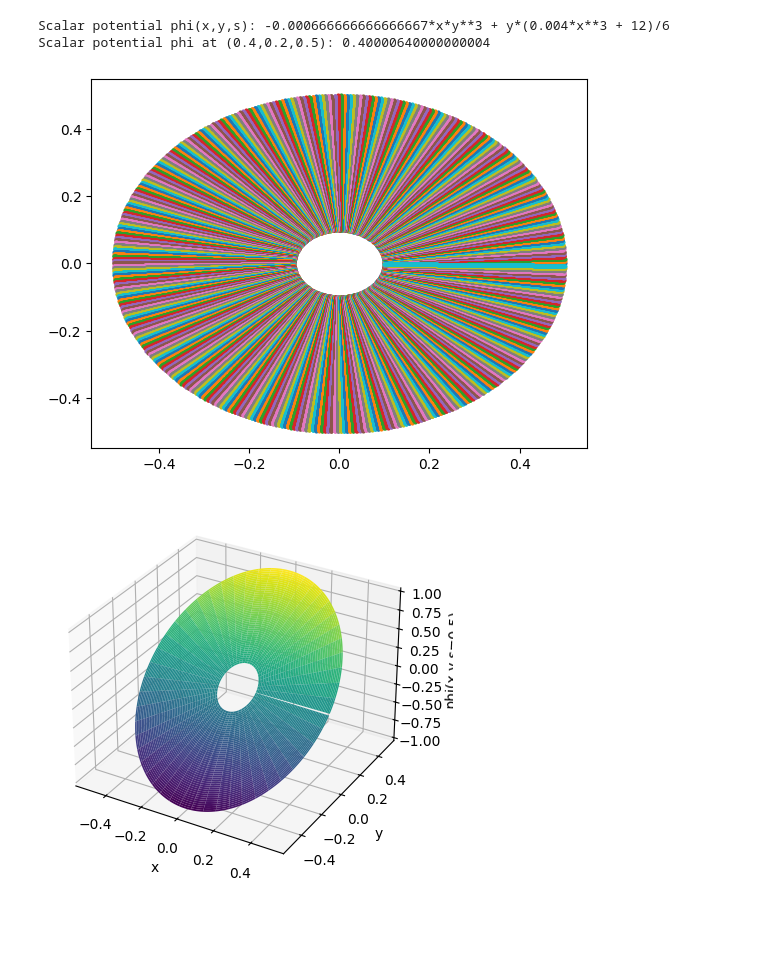
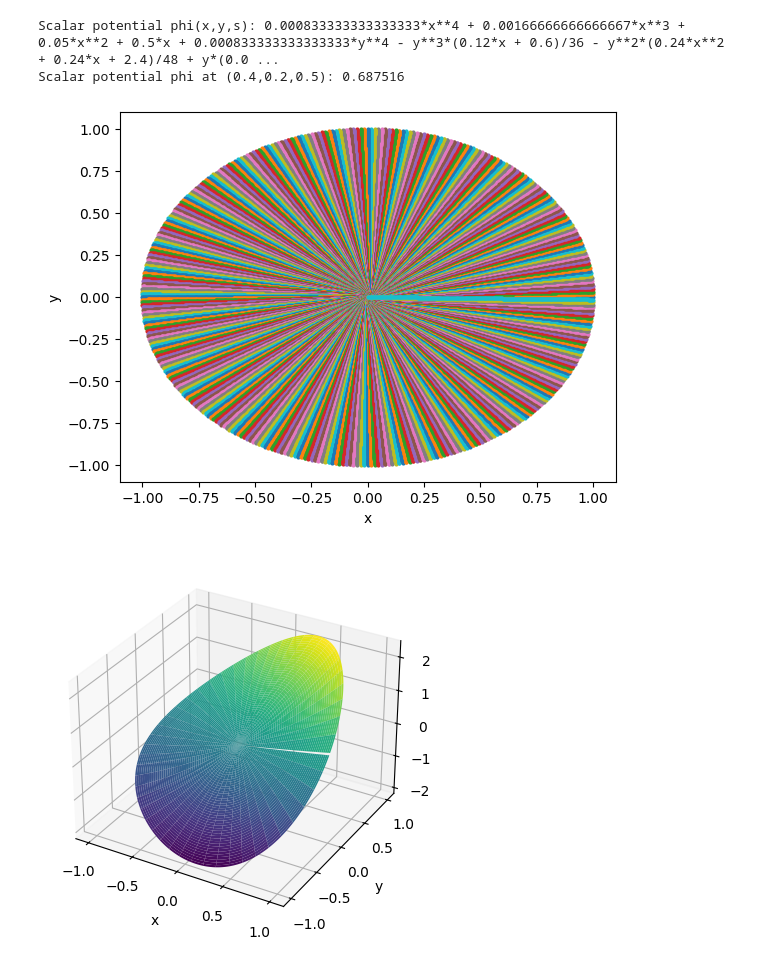
Before and after one commit to marcoliniF/bpmeth, a Jupyter notebook: preliminaryTrials/2.3abphiBABab_roundmeshgrid.ipynb, the cells around one changed output. Cells and saved outputs as stored; diff of their text form; code cells hidden in the pictures; blank space fills up the shorter version.

Commit message:
fixed plots and some bugs

```diff
--- a/preliminaryTrials/2.3abphiBABab_roundmeshgrid.ipynb
+++ b/preliminaryTrials/2.3abphiBABab_roundmeshgrid.ipynb
@@ -7,9 +7,9 @@ from sympy import lambdify
 from sympy.abc import x, y, s
 # %%
 #start from multipole coeefficients a_n(s)=a1,a2,... and b_n(s)
-a_coeffs = [0, 0, 0.0, 0.0]
-b_coeffs = [2,0.,0., 0.004]
-#get scalar potential
+a_coeffs = [0.5, 0.1, 0.01, 0.02]
+b_coeffs = [2, 1, 0.1, 0.02]
+#get bpmeth opbject
 expansion=bpmeth.FieldExpansion(a=a_coeffs, b=b_coeffs)
 #expansion.plot_components()
 # plt.xlabel('s')
@@ -17,39 +17,41 @@ expansion=bpmeth.FieldExpansion(a=a_coeffs, b=b_coeffs)
 # %%
 phi=expansion.get_phi()
 print("Scalar potential phi(x,y,s):", phi)
 
 XYS=(x,y,s)#symbolic expressions
 
 phi_func = lambdify(XYS, phi, 'numpy')#from symbolic to numerical function
 print("Scalar potential phi at (0.4,0.2,0.5):", phi_func(0.4,0.2,0.5))
-#define x,y,s axes to convert the symbolic expression of phi into a numerical array
+#define r, theta, s axes to convert the symbolic expression of phi into a numerical array
 # npoints=201
 # xa= np.linspace(-1,1,npoints)
 # ya=np.linspace(-1,1,npoints)
-rmin, rmax, nr = 0.1, 0.5, 400
-ntheta = 450
+rmin, rmax, nr = 0.001, 1.001, 250
+ntheta = 400
 rr = np.linspace(rmin, rmax, nr)
+
 tt = np.arange(ntheta)/ntheta*2*np.pi
 ss = np.linspace(-1,1, 40)
 rarr, tarr, sarr = np.meshgrid(rr, tt, ss, indexing='ij')
 xarr = rarr*np.cos(tarr)
 yarr = rarr*np.sin(tarr)
 #make a 3d plot of phi as a function of x and y for a fixed s
-plt.plot(xarr[:,:,0], yarr[:,:,0], 'o', markersize=2, label='(x,y) points')
-
+plt.plot(xarr[:,:,0], yarr[:,:,0], 'o', markersize=2)
+plt.xlabel("x")
+plt.ylabel("y")
 P = phi_func(xarr[:,:,0], yarr[:,:,0], 0.)#s=0 is the middle  of the magnet
 fig = plt.figure()
 ax = fig.add_subplot(111, projection='3d')
 ax.plot_surface(xarr[:,:,0], yarr[:,:,0], P, cmap='viridis')
 ax.set_xlabel('x')
 ax.set_ylabel('y')
 ax.set_zlabel('phi(x,y,s=0.5)')
 plt.show()
 # %% [output]
-Scalar potential phi(x,y,s): -0.000666666666666667*x*y**3 + y*(0.004*x**3 + 12)/6
-Scalar potential phi at (0.4,0.2,0.5): 0.40000640000000004
+Scalar potential phi(x,y,s): 0.000833333333333333*x**4 + 0.00166666666666667*x**3 + 0.05*x**2 + 0.5*x + 0.000833333333333333*y**4 - y**3*(0.12*x + 0.6)/36 - y**2*(0.24*x**2 + 0.24*x + 2.4)/48 + y*(0.0 ...
+Scalar potential phi at (0.4,0.2,0.5): 0.687516
-[figure, old version]
+[figure, new version]
-[figure, old version]
+[figure, new version]
 # %%
 # Get analytical B field functions
 Bx_func, By_func, Bs_func = expansion.get_Bfield(lambdify=True)
```
Also changed, not shown: parts of 10 cells of this notebook, 6 other files.
